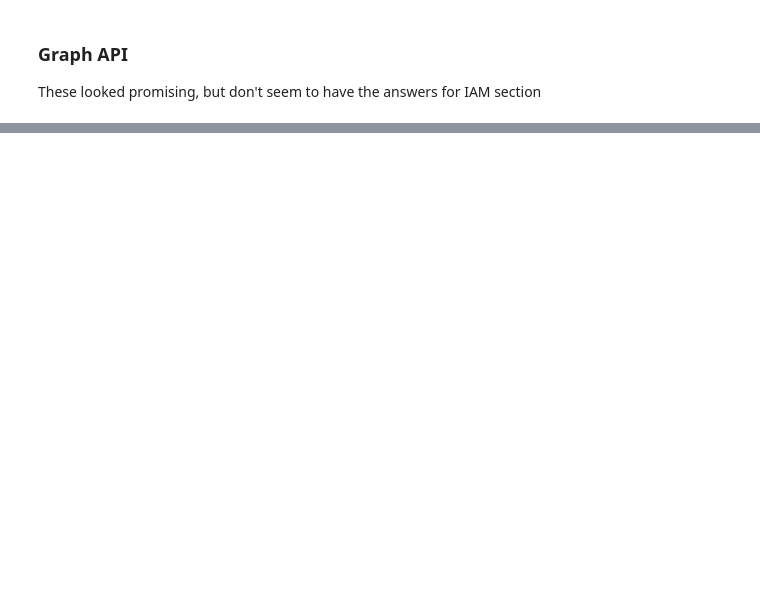
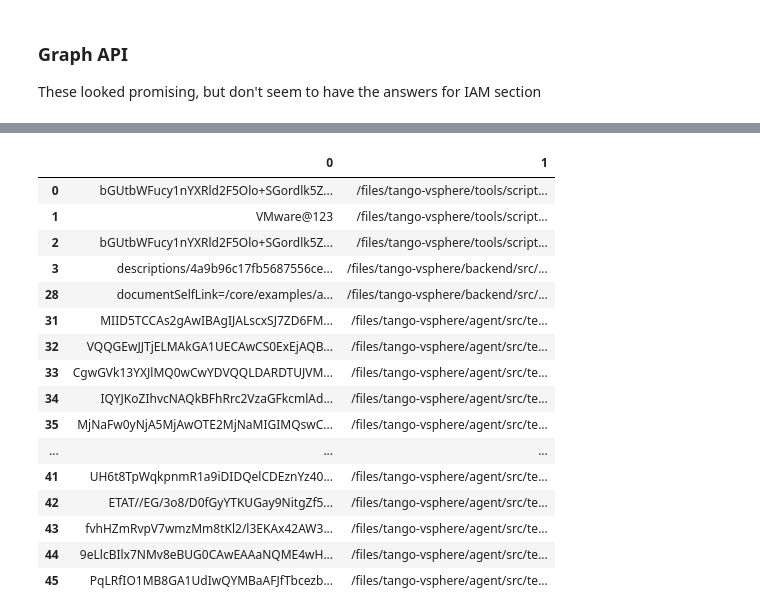
Before and after one commit to kbroughton/azure_cis_scanner, a Jupyter notebook: azure_cis_scanner/azure_cis_scanner.ipynb, the cells around one changed output, grey strips where cells are left out. Drawn from its saved outputs; the diff is of its cells as text; code cells hidden in the pictures; blank space fills up the shorter version.

```diff
--- a/azure_cis_scanner/azure_cis_scanner.ipynb
+++ b/azure_cis_scanner/azure_cis_scanner.ipynb
@@ -2580,0 +2847,9 @@ tenant={}
+# %%
+import secrets
+rand_service_principal_name = "az_scanner-" + secrets.token_hex(8)
+rand_password = "az_scanner_secret-" + secrets.token_hex(8)
+credentials = json.loads(call("az ad sp create-for-rbac --name {rand_service_principal_name} --password {rand_password}".format(rand_service_principal_name, rand_password), stderr=None))
+sp_credentials = ServicePrincipalCredentials(
+client_id=credentials['clientId'],
+secret=credentials['clientSecret'],
+tenant=credentials['tenantId'])
@@ -2700,0 +3274,4 @@ jmespath.search('[?appDisplayName == `Azure Multi-Factor Auth Client`] | [0]', p
+# %%
+with open('/engagements/vmware/repos/dumpster.json') as f:
+    dumpster = json.load(f)
+len(dumpster)
@@ -2700,0 +3289,5 @@ jmespath.search('[?appDisplayName == `Azure Multi-Factor Auth Client`] | [0]', p
+# %%
+dump_df = pd.DataFrame([(x['Details']['String'], x['File']) for x in dumpster])
+# %%
+dump_df = dump_df.drop_duplicates()
+dump_df.describe()
@@ -2700,0 +3300,20 @@ jmespath.search('[?appDisplayName == `Azure Multi-Factor Auth Client`] | [0]', p
+# %%
+dump_df.head(20)
+# %% [output]
+|  | 0 | 1 |
+| 0 | bGUtbWFucy1nYXRld2F5Olo+SGordlk5Z... | /files/tango-vsphere/tools/script... |
+| 1 | VMware@123 | /files/tango-vsphere/tools/script... |
+| 2 | bGUtbWFucy1nYXRld2F5Olo+SGordlk5Z... | /files/tango-vsphere/tools/script... |
+| 3 | descriptions/4a9b96c17fb5687556ce... | /files/tango-vsphere/backend/src/... |
+| 28 | documentSelfLink=/core/examples/a... | /files/tango-vsphere/backend/src/... |
+| 31 | MIID5TCCAs2gAwIBAgIJALscxSJ7ZD6FM... | /files/tango-vsphere/agent/src/te... |
+| 32 | VQQGEwJJTjELMAkGA1UECAwCS0ExEjAQB... | /files/tango-vsphere/agent/src/te... |
+| 33 | CgwGVk13YXJlMQ0wCwYDVQQLDARDTUJVM... | /files/tango-vsphere/agent/src/te... |
+| 34 | IQYJKoZIhvcNAQkBFhRrc2VzaGFkcmlAd... | /files/tango-vsphere/agent/src/te... |
+| 35 | MjNaFw0yNjA5MjAwOTE2MjNaMIGIMQswC... | /files/tango-vsphere/agent/src/te... |
+| ... | ... | ... |
+| 41 | UH6t8TpWqkpnmR1a9iDIDQelCDEznYz40... | /files/tango-vsphere/agent/src/te... |
+| 42 | ETAT//EG/3o8/D0fGyYTKUGay9NitgZf5... | /files/tango-vsphere/agent/src/te... |
+| 43 | fvhHZmRvpV7wmzMm8tKl2/l3EKAx42AW3... | /files/tango-vsphere/agent/src/te... |
+| 44 | 9eLlcBIlx7NMv8eBUG0CAwEAAaNQME4wH... | /files/tango-vsphere/agent/src/te... |
+| 45 | PqLRfIO1MB8GA1UdIwQYMBaAFJfTbcezb... | /files/tango-vsphere/agent/src/te... |
```
Also changed, not shown: parts of 69 cells of this notebook, 36 other files.
